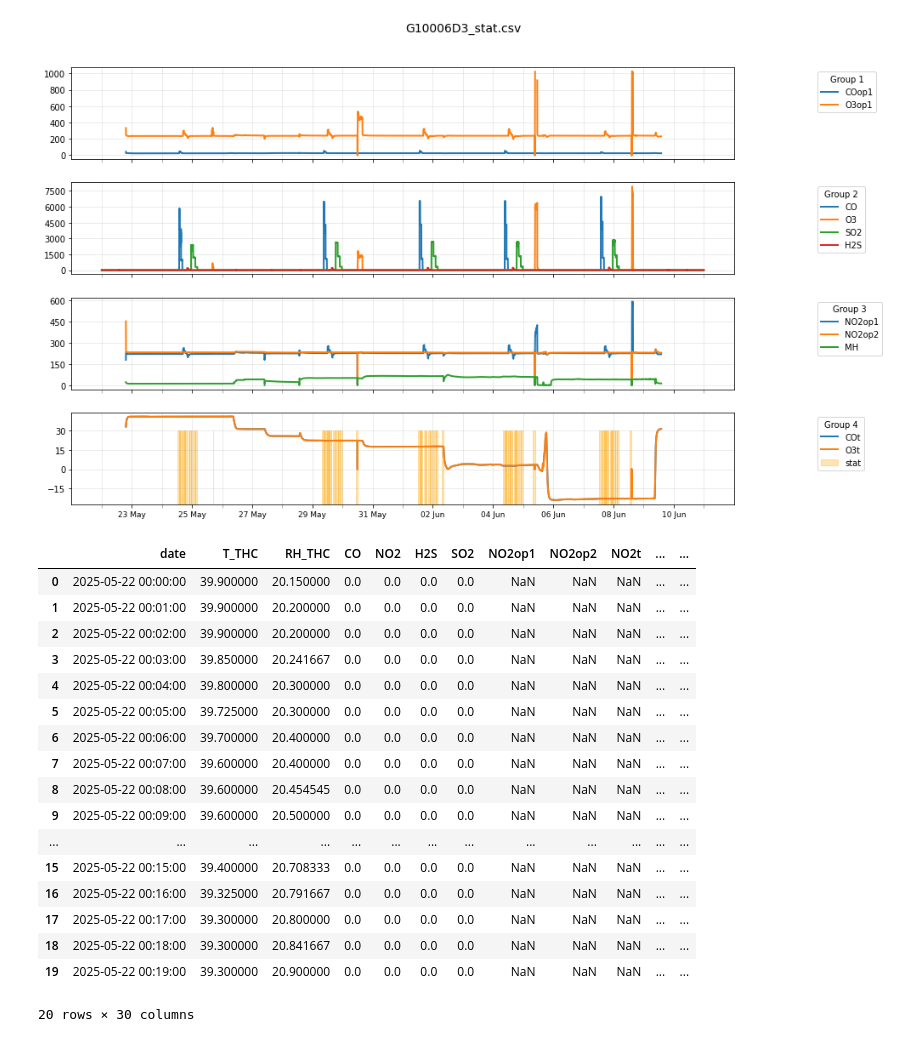
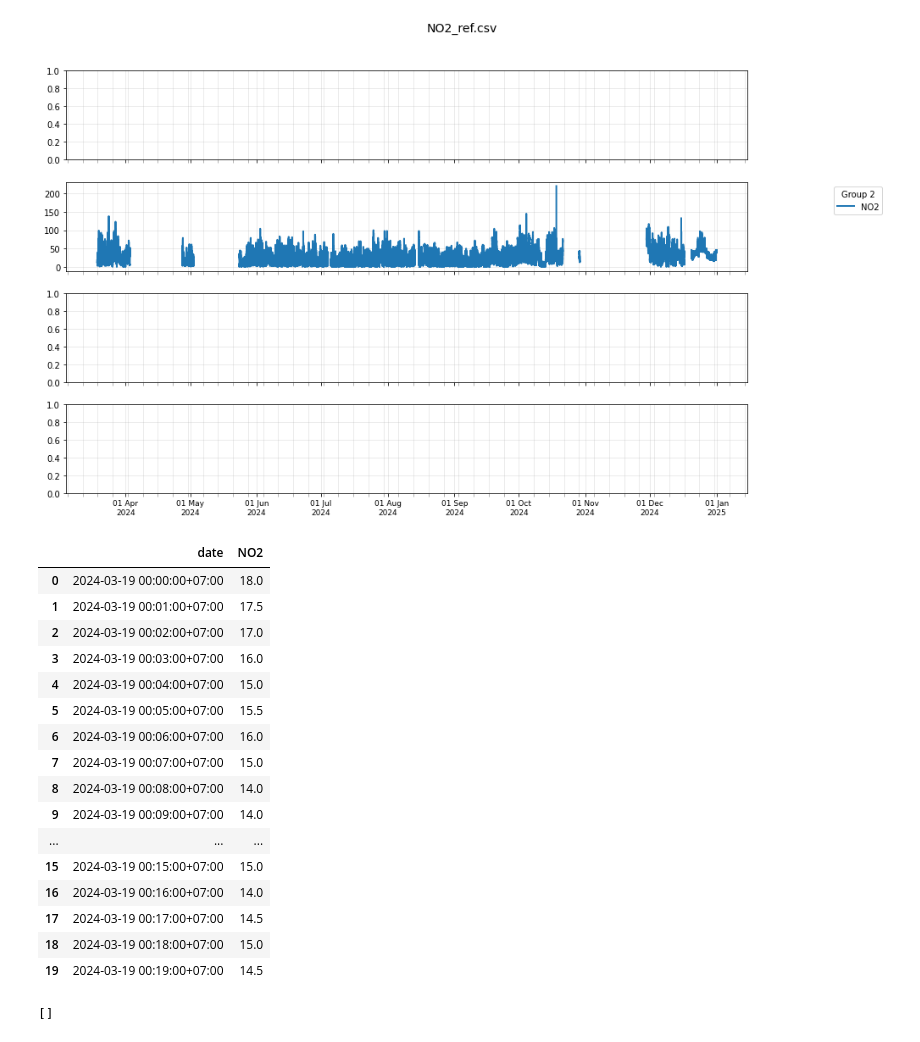
Before and after one commit to Afelgui/CityAir, a Jupyter notebook: cityair_data.ipynb, the cells around one changed output. Cells and saved outputs as stored; diff of their text form; code cells hidden in the pictures.

```diff
--- a/cityair_data.ipynb
+++ b/cityair_data.ipynb
@@ -256,6 +256,7 @@ def read_data(path, filename, delete_nans=False, add_stat=False, add_bl=False, v
 
 
 path  = "data_example/lab_data"
+path  = "data_example/field_reference"
 # path  = "data_example/field_data"
 file_list = sorted([os.path.basename(f) for f in glob(os.path.join(path, "*.csv"))])
 file_iter = iter(file_list)
@@ -272,10 +273,15 @@ try:
     df, types = read_data(path, filename=filename, delete_nans=False, verbose=False, add_stat = False, std_thr=0.5, window=5)
     start_date = df['date'].min()
     end_date = df['date'].max()
-    # start_date = '2024-12-19 13:25:00'
-    # end_date =  '2024-12-20 17:25:00'
+    # start_date = '2024-04-10 13:25:00'
+    # end_date =  '2024-05-28 17:25:00'
 
+    # df['date'] = pd.to_datetime(df['date'])
     df['date'] = pd.to_datetime(df['date'])
+    freq = 'T'  # или 'H'
+    full_range = pd.date_range(df['date'].min(), df['date'].max(), freq=freq)
+    df = df.set_index('date').reindex(full_range).rename_axis('date').reset_index()
+
     tz = df['date'].dt.tz
     sd = pd.to_datetime(start_date)
     ed = pd.to_datetime(end_date)
@@ -299,7 +305,7 @@ try:
     cols_4 = []
 
     gases = ['NO2', 'CO', 'O3', 'SO2', 'H2S']
-    gases = [ 'CO', 'O3', 'SO2', 'H2S']
+    # gases = [ 'CO', 'O3', 'SO2', 'H2S']
 
     # gases = ['NO2', 'O3', 'SO2', 'H2S']
     # gases = ['NO2',  'SO2', 'H2S']
@@ -310,50 +316,55 @@ try:
             # cols_1.append(f'{gas}op2')
         if gas in df.columns:
             cols_2.append(gas)
         if f'{gas}t' in df.columns:
             cols_4.append(f'{gas}t')
     if 'g2_mh' in df.columns:
         cols_3.append('g2_mh')
     if 'g2_mt' in df.columns:
         cols_3.append('g2_mt')
     if 'g1_mh' in df.columns:
         cols_3.append('g1_mh')
     if 'g1_mt' in df.columns:
         cols_3.append('g1_mt')
     if 'stat' in df.columns:
         cols_4.append('stat')
 
     cols_3 = ['NO2op1','NO2op2','MH']
+
+
     plot_data(
         df,
         filename=filename,
         plot_blocks=[cols_1,cols_2,cols_3,cols_4],
         start_date=start_date,
         end_date=end_date
     )
 
     display(df[:20])
 
 except StopIteration:
     print("Все файлы просмотрены!")
 # %% [output]
-[figure, old version]
+[figure, new version]
-|  | date | T_THC | RH_THC | CO | NO2 | H2S | SO2 | NO2op1 | NO2op2 | NO2t | ... | ... |
-| 0 | 2025-05-22 00:00:00 | 39.900000 | 20.150000 | 0.0 | 0.0 | 0.0 | 0.0 | NaN | NaN | NaN | ... | ... |
-| 1 | 2025-05-22 00:01:00 | 39.900000 | 20.200000 | 0.0 | 0.0 | 0.0 | 0.0 | NaN | NaN | NaN | ... | ... |
-| 2 | 2025-05-22 00:02:00 | 39.900000 | 20.200000 | 0.0 | 0.0 | 0.0 | 0.0 | NaN | NaN | NaN | ... | ... |
-| 3 | 2025-05-22 00:03:00 | 39.850000 | 20.241667 | 0.0 | 0.0 | 0.0 | 0.0 | NaN | NaN | NaN | ... | ... |
-| 4 | 2025-05-22 00:04:00 | 39.800000 | 20.300000 | 0.0 | 0.0 | 0.0 | 0.0 | NaN | NaN | NaN | ... | ... |
-| 5 | 2025-05-22 00:05:00 | 39.725000 | 20.300000 | 0.0 | 0.0 | 0.0 | 0.0 | NaN | NaN | NaN | ... | ... |
-| 6 | 2025-05-22 00:06:00 | 39.700000 | 20.400000 | 0.0 | 0.0 | 0.0 | 0.0 | NaN | NaN | NaN | ... | ... |
-| 7 | 2025-05-22 00:07:00 | 39.600000 | 20.400000 | 0.0 | 0.0 | 0.0 | 0.0 | NaN | NaN | NaN | ... | ... |
-| 8 | 2025-05-22 00:08:00 | 39.600000 | 20.454545 | 0.0 | 0.0 | 0.0 | 0.0 | NaN | NaN | NaN | ... | ... |
-| 9 | 2025-05-22 00:09:00 | 39.600000 | 20.500000 | 0.0 | 0.0 | 0.0 | 0.0 | NaN | NaN | NaN | ... | ... |
-| ... | ... | ... | ... | ... | ... | ... | ... | ... | ... | ... | ... | ... |
-| 15 | 2025-05-22 00:15:00 | 39.400000 | 20.708333 | 0.0 | 0.0 | 0.0 | 0.0 | NaN | NaN | NaN | ... | ... |
-| 16 | 2025-05-22 00:16:00 | 39.325000 | 20.791667 | 0.0 | 0.0 | 0.0 | 0.0 | NaN | NaN | NaN | ... | ... |
-| 17 | 2025-05-22 00:17:00 | 39.300000 | 20.800000 | 0.0 | 0.0 | 0.0 | 0.0 | NaN | NaN | NaN | ... | ... |
-| 18 | 2025-05-22 00:18:00 | 39.300000 | 20.841667 | 0.0 | 0.0 | 0.0 | 0.0 | NaN | NaN | NaN | ... | ... |
-| 19 | 2025-05-22 00:19:00 | 39.300000 | 20.900000 | 0.0 | 0.0 | 0.0 | 0.0 | NaN | NaN | NaN | ... | ... |
+|  | date | NO2 |
+| 0 | 2024-03-19 00:00:00+07:00 | 18.0 |
+| 1 | 2024-03-19 00:01:00+07:00 | 17.5 |
+| 2 | 2024-03-19 00:02:00+07:00 | 17.0 |
+| 3 | 2024-03-19 00:03:00+07:00 | 16.0 |
+| 4 | 2024-03-19 00:04:00+07:00 | 15.0 |
+| 5 | 2024-03-19 00:05:00+07:00 | 15.5 |
+| 6 | 2024-03-19 00:06:00+07:00 | 16.0 |
+| 7 | 2024-03-19 00:07:00+07:00 | 15.0 |
+| 8 | 2024-03-19 00:08:00+07:00 | 14.0 |
+| 9 | 2024-03-19 00:09:00+07:00 | 14.0 |
+| ... | ... | ... |
+| 15 | 2024-03-19 00:15:00+07:00 | 15.0 |
+| 16 | 2024-03-19 00:16:00+07:00 | 14.0 |
+| 17 | 2024-03-19 00:17:00+07:00 | 14.5 |
+| 18 | 2024-03-19 00:18:00+07:00 | 15.0 |
+| 19 | 2024-03-19 00:19:00+07:00 | 14.5 |
-20 rows × 30 columns
+# %%
+cols_2
+# %% [output]
+[]
 # %%
```
Also changed, not shown: parts of 2 cells of this notebook, 15 other files.
